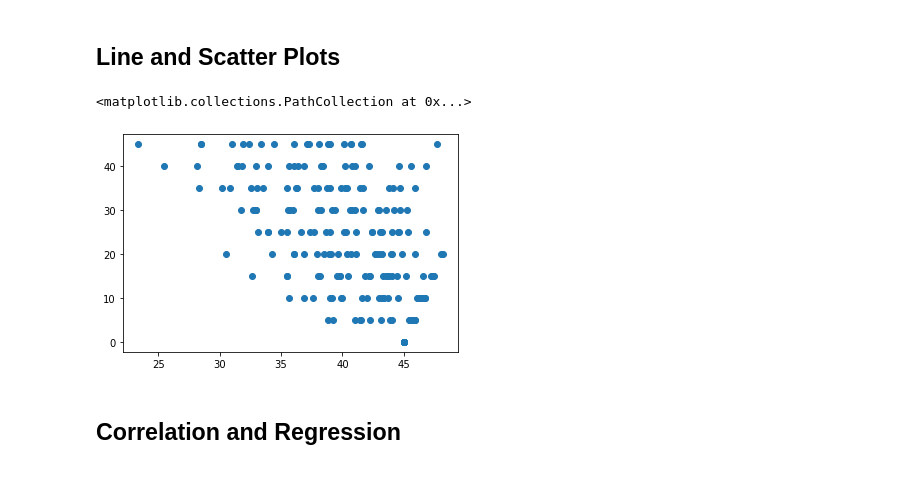
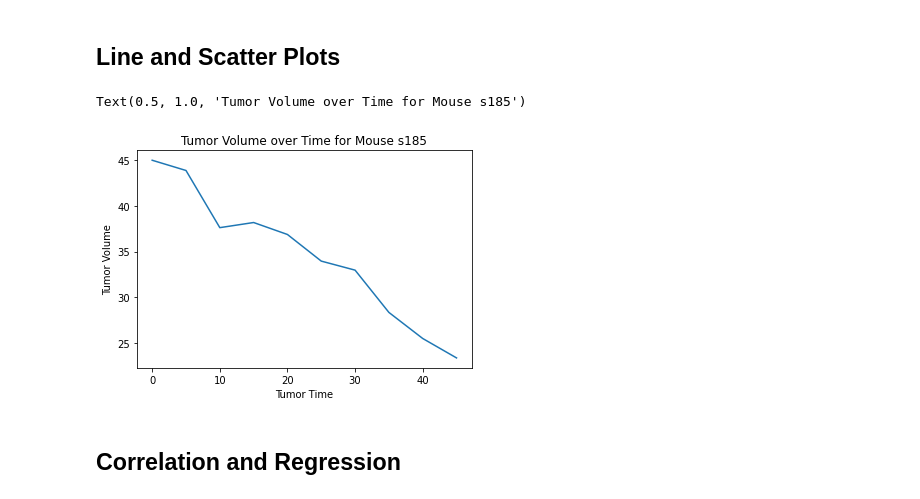
Before and after one commit to carterkioski/matplotlib-challenge, a Jupyter notebook: CarterKioski_Answer/CarterKioski_pymaceuticals.ipynb, the cells around one changed output. Drawn from its saved outputs; the diff is of its cells as text; code cells hidden in the pictures.

```diff
--- a/CarterKioski_Answer/CarterKioski_pymaceuticals.ipynb
+++ b/CarterKioski_Answer/CarterKioski_pymaceuticals.ipynb
@@ -211,13 +216,16 @@ plt.show()
 # %%
 # Generate a line plot of tumor volume vs. time point for a mouse treated with Capomulin
 
-tum_df= new_df[['Tumor Volume (mm3)','Timepoint']].loc[new_df['Drug Regimen']== 'Capomulin']
-tumor_vol = [vol for vol in tum_df['Tumor Volume (mm3)']]
+tum_df= new_df[['Tumor Volume (mm3)','Timepoint']].loc[new_df['Mouse ID']== 's185']
+tumor_vol = tum_df['Tumor Volume (mm3)']
 tumor_time = [time for time in tum_df['Timepoint']]
-plt.scatter(tumor_vol,tumor_time)
+plt.plot(tumor_time,tumor_vol)
+plt.xlabel('Tumor Time')
+plt.ylabel('Tumor Volume')
+plt.title('Tumor Volume over Time for Mouse s185')
 # %% [output]
-<matplotlib.collections.PathCollection at 0x...>
+Text(0.5, 1.0, 'Tumor Volume over Time for Mouse s185')
-[figure, old version]
+[figure, new version]
 # %%
 # Generate a scatter plot of average tumor volume vs. mouse weight for the Capomulin regimen
 # %% [markdown]
```
Also changed, not shown: parts of 4 cells of this notebook.
